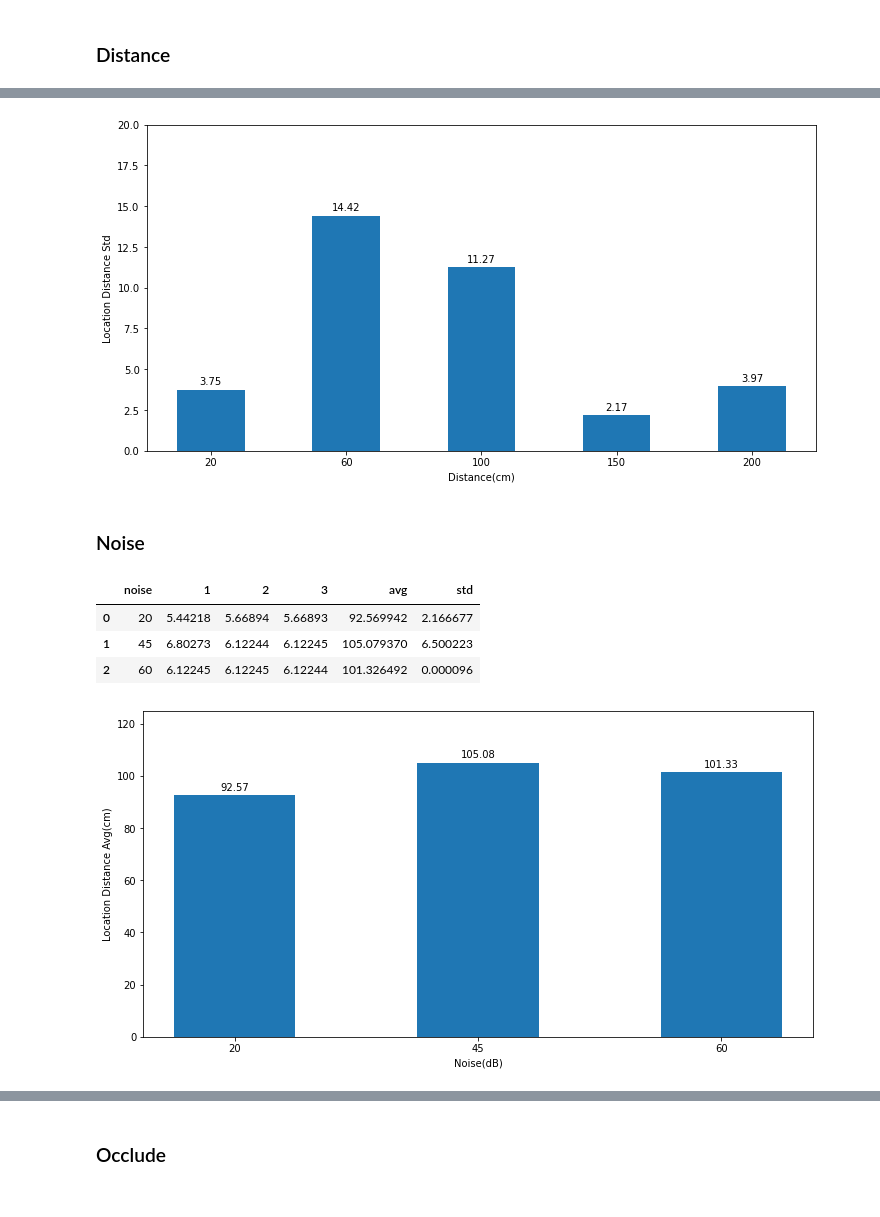
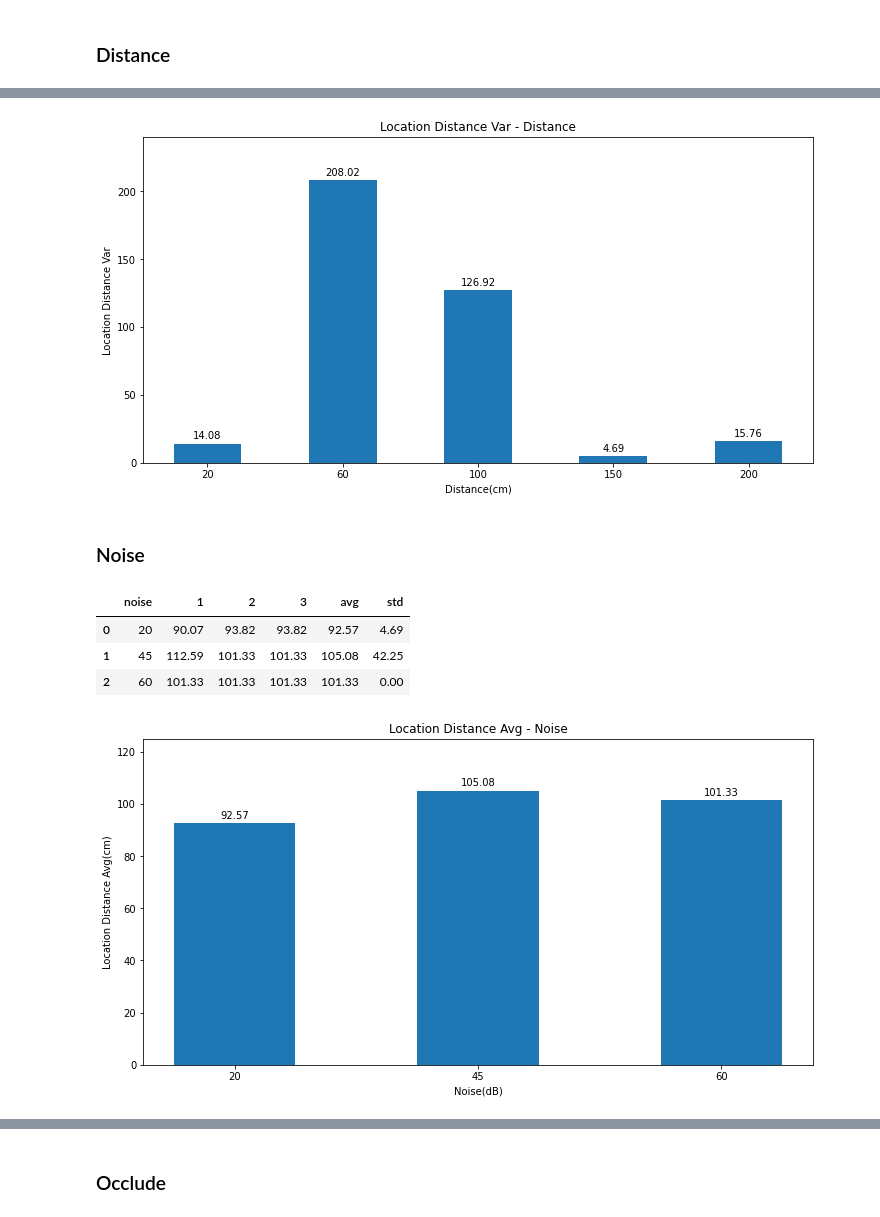
Before and after one commit to jameslahm/iot-project, a Jupyter notebook: data/analy.ipynb, the cells around one changed output, grey strips where cells are left out. Saved outputs shown, nothing was run; the diff lists cells and outputs as text; code cells hidden in the pictures.

```diff
--- a/data/analy.ipynb
+++ b/data/analy.ipynb
@@ -193,4 +199,8 @@ plt.savefig('message_occlude_pkg.png')
 df = pd.read_csv('location-distance.csv')
 df=df.rename(columns={'Unnamed: 0':'distance'})
 df['avg'] =(df['1']+df['2']+df['3'])/3 * 331 / 2 / 1000 * 100
-df['std'] = (df.iloc[:,1:4] * 331 / 2 / 1000 * 100).std(axis=1)
+df['std'] = (df.iloc[:,1:4] * 331 / 2 / 1000 * 100).var(axis=1)
+# %%
+df['1'] = df['1']* 331 / 2 / 1000 * 100
+df['2'] = df['2']* 331 / 2 / 1000 * 100
+df['3'] = df['3']* 331 / 2 / 1000 * 100
@@ -218,8 +238,8 @@ fig = plt.figure(figsize=(12, 6))
 ax = plt.gca()
 x = np.arange(len(df))
 rects=plt.bar(x, df['std'], width=0.5)
-plt.ylabel("Location Distance Std")
-plt.ylim(0,20)
+plt.ylabel("Location Distance Var")
+plt.ylim(0,240)
 plt.xticks(x,df['distance'])
 plt.xlabel("Distance(cm)")
 for rect in rects:
@@ -229,42 +249,48 @@ for rect in rects:
                 xytext=(0, 3),  # 3 points vertical offset
                 textcoords="offset points",
                 ha='center', va='bottom')
+plt.title("Location Distance Var - Distance")
 plt.savefig('location_distance_std.png')
 # %% [output]
-[figure, old version]
+[figure, new version]
 # %% [markdown]
 ### Noise
 # %%
 df = pd.read_csv('location-noise.csv')
 df=df.rename(columns={'Unnamed: 0':'noise'})
 df['avg'] =(df['1']+df['2']+df['3'])/3 * 331 / 2 / 1000 * 100
-df['std'] = (df.iloc[:,1:4] * 331 / 2 / 1000 * 100).std(axis=1)
+df['std'] = (df.iloc[:,1:4] * 331 / 2 / 1000 * 100).var(axis=1)
+# %%
+df['1'] = df['1']* 331 / 2 / 1000 * 100
+df['2'] = df['2']* 331 / 2 / 1000 * 100
+df['3'] = df['3']* 331 / 2 / 1000 * 100
 # %%
 df
 # %% [output]
 |  | noise | 1 | 2 | 3 | avg | std |
-| 0 | 20 | 5.44218 | 5.66894 | 5.66893 | 92.569942 | 2.166677 |
-| 1 | 45 | 6.80273 | 6.12244 | 6.12245 | 105.079370 | 6.500223 |
-| 2 | 60 | 6.12245 | 6.12245 | 6.12244 | 101.326492 | 0.000096 |
+| 0 | 20 | 90.07 | 93.82 | 93.82 | 92.57 | 4.69 |
+| 1 | 45 | 112.59 | 101.33 | 101.33 | 105.08 | 42.25 |
+| 2 | 60 | 101.33 | 101.33 | 101.33 | 101.33 | 0.00 |
 # %%
 fig = plt.figure(figsize=(12, 6))
 ax = plt.gca()
 x = np.arange(len(df))
 rects=plt.bar(x, df['avg'], width=0.5)
 plt.ylabel("Location Distance Avg(cm)")
 plt.ylim(0,125)
 plt.xticks(x,df['noise'])
 plt.xlabel("Noise(dB)")
 for rect in rects:
     height = rect.get_height()
     ax.annotate('{:.2f}'.format(height),
                 xy=(rect.get_x() + rect.get_width() / 2, height),
                 xytext=(0, 3),  # 3 points vertical offset
                 textcoords="offset points",
                 ha='center', va='bottom')
+plt.title("Location Distance Avg - Noise")
 plt.savefig('location_noise_avg.png')
 # %% [output]
-[figure, old version]
+[figure, new version]
 # %%
 fig = plt.figure(figsize=(12, 6))
 ax = plt.gca()
```
Also changed, not shown: parts of 14 cells of this notebook, 17 other files.
